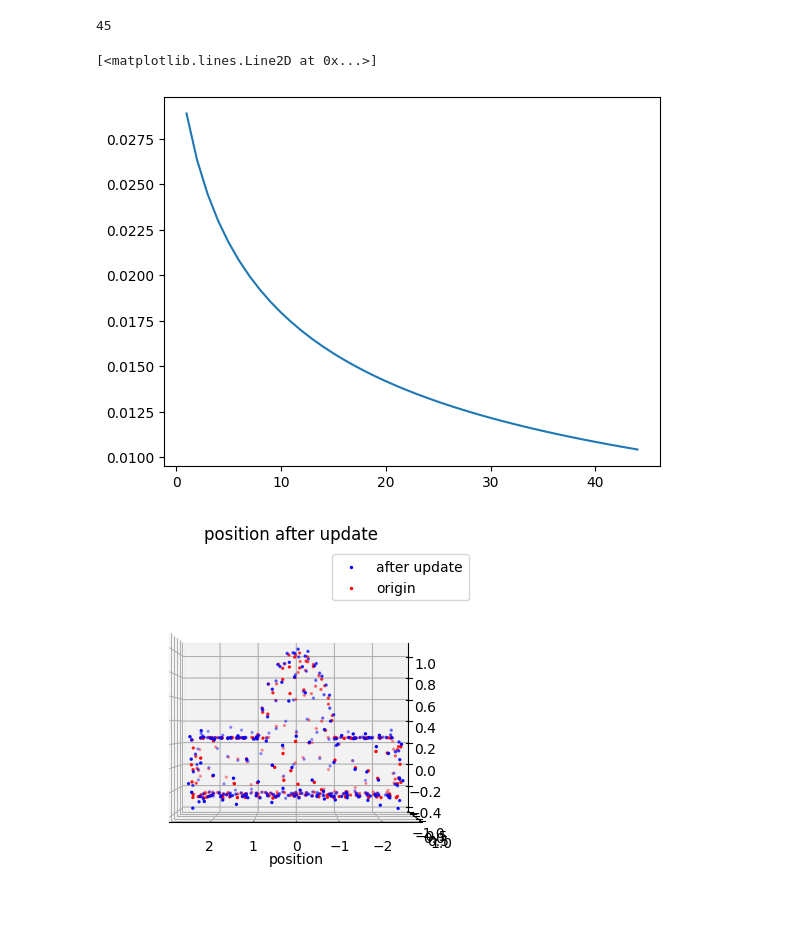
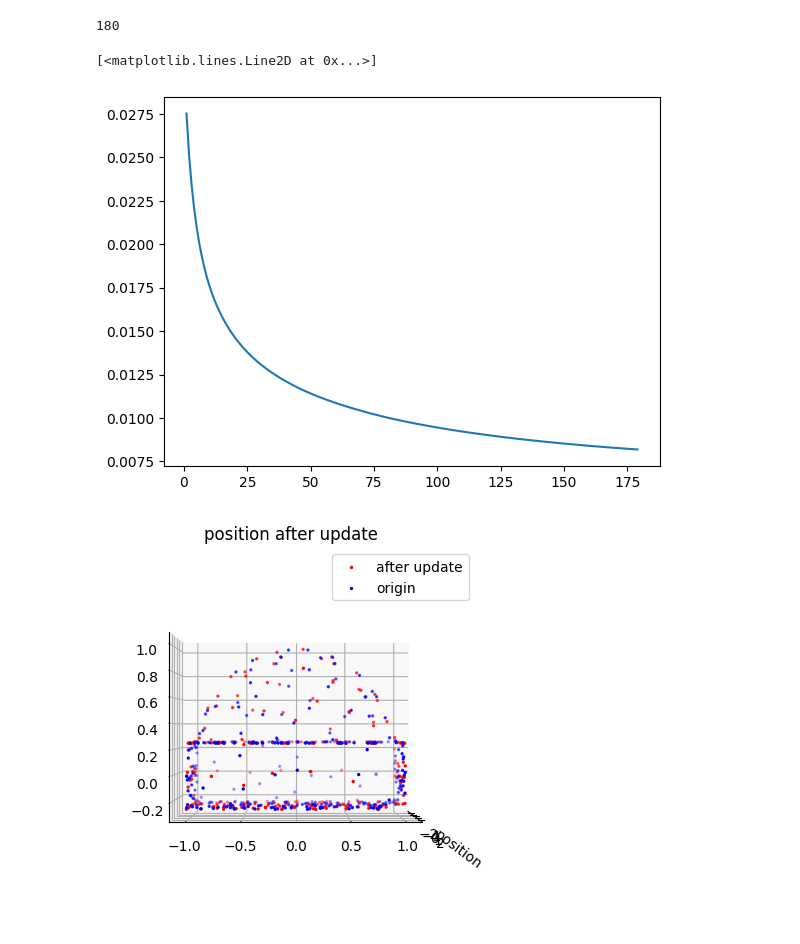
Before and after one commit to vinca0224/3D, a Jupyter notebook: uniform3d.ipynb, the cells around one changed output. Saved outputs shown, nothing was run; the diff lists cells and outputs as text; code cells hidden in the pictures.

```diff
--- a/uniform3d.ipynb
+++ b/uniform3d.ipynb
@@ -147,26 +162,29 @@ while True:
     vec = np.sum(pdf_matrix[:, :, np.newaxis] * (samples[:, np.newaxis, :] - samples[np.newaxis, :, :]) / distance[:, :, np.newaxis], axis=1)
 
     ## 이제 벡터를 표면에 투영
-    # 1. 점에서 가장 가까운 꼭짓점 좌표 3개 선택
+    # 1. 점에서 가장 가까운 꼭짓점 좌표 3개 선택해서 노말벡터 구하기
     closest_points, _, triangle_ids = mesh.nearest.on_surface(samples)
     normal_vector = mesh.face_normals[triangle_ids]
 
-    # 각 벡터에 대한 내적을 계산하여 vec와 normal_vector의 차원을 맞춤
+    # 2. 각 벡터에 대한 내적을 계산하여 vec와 normal_vector의 차원을 맞춤
     dot_product = np.sum(vec * normal_vector, axis=1)
 
-    # vec에서 normal_vector 방향 성분을 제거하여 최종 vec 구하기
+    # 3. vec에서 normal_vector 방향 성분을 제거하여 최종 vec 구하기
     vec_final = np.subtract(vec, dot_product[:, np.newaxis] * normal_vector)
+
+    # 4. 이동시키고 표면에서 벗어나면 표면으로 맞춤
+    samples += 0.009 * vec
+    samples = mesh.nearest.on_surface(samples)[0]
 
     # 엔트로피 계산
     current_entropy = -np.sum(dens * np.log(dens))
 
     enp.append(current_entropy)
 
+
     # 엔트로피 변화가 일정부분 이하일 때 중지
-    if abs(enp[-2] - current_entropy) < 1e-4 and current_entropy == min(enp):
+    if abs(enp[-2] - current_entropy) < 1e-5 and current_entropy == min(enp):
         break
-
-    samples += 0.009 * vec  # vec의 크기 조절
 # %%
 # from scipy.spatial import cKDTree
 # vertices = model.vertices
@@ -186,28 +204,28 @@ while True:
 print(len(enp))
 plt.plot(enp)
 # %% [output]
-45
+180
 [<matplotlib.lines.Line2D at 0x...>]
-[figure, old version]
+[figure, new version]
 # %%
 import matplotlib.pyplot as plt
 
 # nums의 최소값과 최대값 구하기
 min_num = np.min(samples)
 max_num = np.max(samples)
 
 fig = plt.figure()
 ax = fig.add_subplot(111, projection='3d')
 
 # 샘플링된 점 그리기
-ax.scatter(samples[:,0], samples[:,1], samples[:, 2], marker= 'o', s=2, color='b', label="after update")
-ax.scatter(samples_origin[:,0], samples_origin[:,1], samples_origin[:,2], marker= 'o', s=2, color='r', label="origin")
+ax.scatter(samples[:,0], samples[:,1], samples[:, 2], marker= 'o', s=2, color='r', label="after update")
+ax.scatter(samples_origin[:,0], samples_origin[:,1], samples_origin[:,2], marker= 'o', s=2, color='b', label="origin")
 
-ax.view_init(elev=0, azim= 90)
+ax.view_init(elev=0, azim= 0)
 
 ax.legend()
 plt.title('position after update')
 plt.xlabel('position')
 plt.show()
 # %% [output]
-[figure, old version]
+[figure, new version]
```
Also changed, not shown: parts of 4 cells of this notebook.
